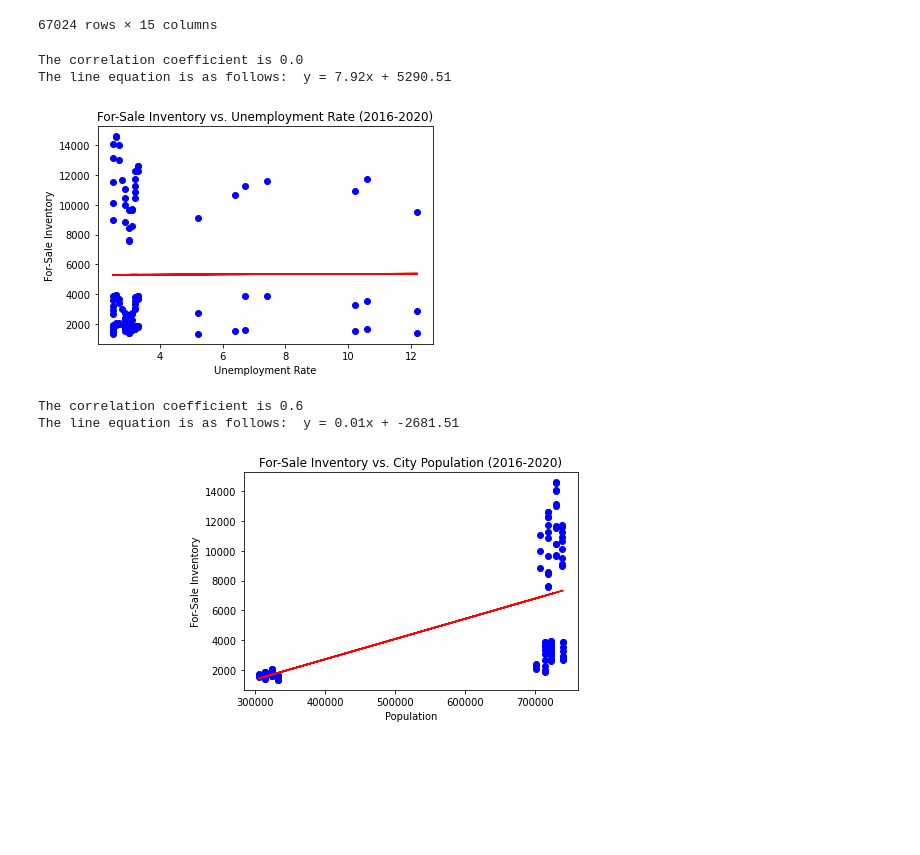
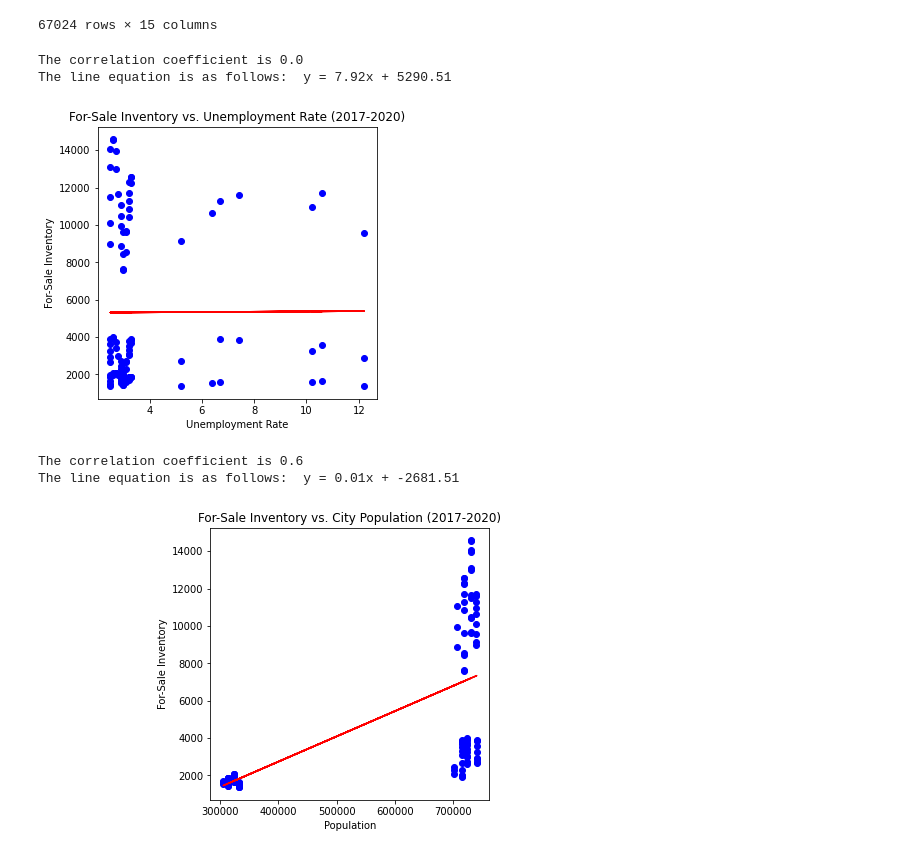
Before and after one commit to binetala/The_Very_Best_Team, a Jupyter notebook: Petey/pw_quandl_save.ipynb, the cells around one changed output. Drawn from its saved outputs; the diff is of its cells as text; code cells hidden in the pictures; blank space fills up the shorter version.

```diff
--- a/Petey/pw_quandl_save.ipynb
+++ b/Petey/pw_quandl_save.ipynb
@@ -34,32 +37,32 @@ isam_df = isam_df.drop_duplicates(subset=['Indicator ID', 'Value', 'Region Name'
 # %%
 #combined graph for presentation -- Unemployment Rate
 x_values = isam_df['Unemployment Rate']
 y_values = isam_df['Value']
 
 plt.xlabel('Unemployment Rate')
 plt.ylabel('For-Sale Inventory')
-plt.title("For-Sale Inventory vs. Unemployment Rate (2016-2020)")
+plt.title("For-Sale Inventory vs. Unemployment Rate (2017-2020)")
 
 #plt.xticks(rotation = 'vertical')
-#plt.rcParams["figure.figsize"] = (15,8)
+plt.rcParams["figure.figsize"] = (5,5)
 
 plt.scatter(x_values, y_values, color="blue")
 
 #invoke stats.linregress
 (slope, intercept, rvalue, pvalue, stderr) = stats.linregress(x_values, y_values)
 regress_values = x_values * slope + intercept
 
 #annotate
 line_eq = "y = " + str(round(slope,2)) + "x + " + str(round(intercept,2))
 plt.plot(x_values,regress_values,"r-")
 plt.annotate(line_eq,(2, 10),fontsize=15,color="red",)
 plt.savefig("master_csv_isam_unemployment.png")
 print(f"The correlation coefficient is {round(stats.pearsonr(x_values,y_values)[0],2)}")
 print(f"The line equation is as follows:  {line_eq}")
 # %% [output]
 The correlation coefficient is 0.0
 The line equation is as follows:  y = 7.92x + 5290.51
-[figure, old version]
+[figure, new version]
 # %%
 #combined graph for presentation -- Unemployment Rate
 x_values = isam_df['County Population']
@@ -67,7 +70,7 @@ y_values = isam_df['Value']
 
 plt.xlabel('Population')
 plt.ylabel('For-Sale Inventory')
-plt.title("For-Sale Inventory vs. City Population (2016-2020)")
+plt.title("For-Sale Inventory vs. City Population (2017-2020)")
 
 #plt.xticks(rotation = 'vertical')
 #plt.rcParams["figure.figsize"] = (15,8)
@@ -88,7 +91,7 @@ print(f"The line equation is as follows:  {line_eq}")
 # %% [output]
 The correlation coefficient is 0.6
 The line equation is as follows:  y = 0.01x + -2681.51
-[figure, old version]
+[figure, new version]
 # %%
 #combined graph for presentation -- Unemployment Rate
 fmac_df = isam_df.dropna(axis=0, how='any')
```
Also changed, not shown: parts of 17 cells of this notebook, 9 other files.
